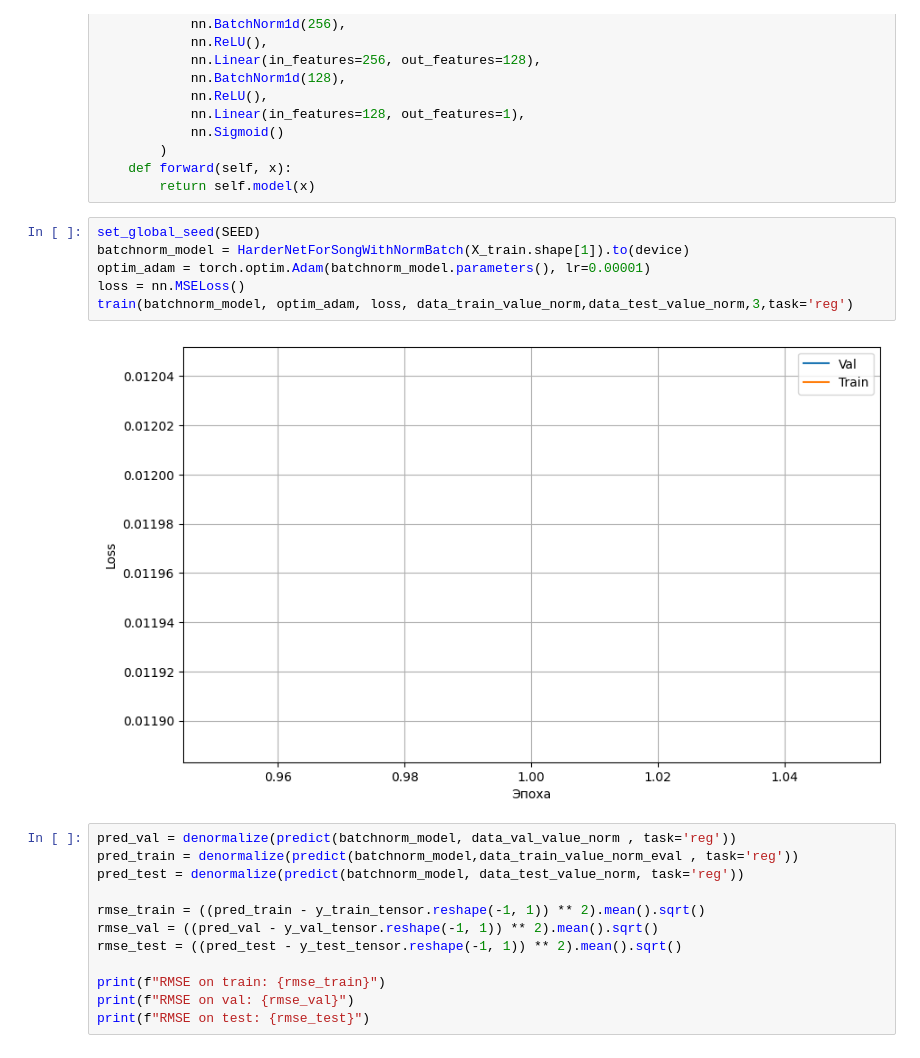
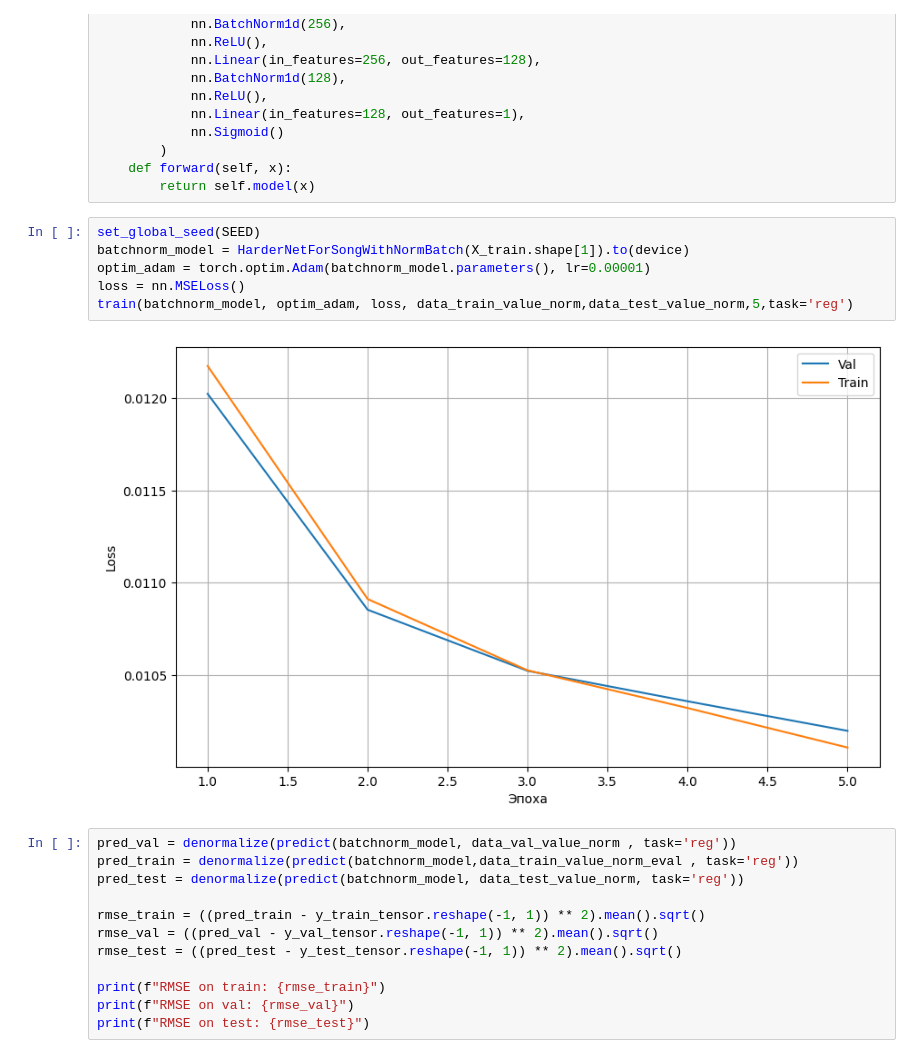
Before and after one commit to Aleksander-23443/iad_dl, a Jupyter notebook: dz1_iad/homework_01.ipynb, the cells around one changed output. Drawn from its saved outputs; the diff is of its cells as text.

```diff
--- a/dz1_iad/homework_01.ipynb
+++ b/dz1_iad/homework_01.ipynb
@@ -940,11 +940,11 @@ class  HarderNetForSongWithNormBatch(nn.Module):
 # %%
 set_global_seed(SEED)
 batchnorm_model = HarderNetForSongWithNormBatch(X_train.shape[1]).to(device)
 optim_adam = torch.optim.Adam(batchnorm_model.parameters(), lr=0.00001)
 loss = nn.MSELoss()
-train(batchnorm_model, optim_adam, loss, data_train_value_norm,data_test_value_norm,3,task='reg')
+train(batchnorm_model, optim_adam, loss, data_train_value_norm,data_test_value_norm,5,task='reg')
 # %% [output]
-[figure, old version]
+[figure, new version]
 # %%
 pred_val = denormalize(predict(batchnorm_model, data_val_value_norm , task='reg'))
 pred_train = denormalize(predict(batchnorm_model,data_train_value_norm_eval , task='reg'))
```
Also changed, not shown: parts of 6 cells of this notebook.
